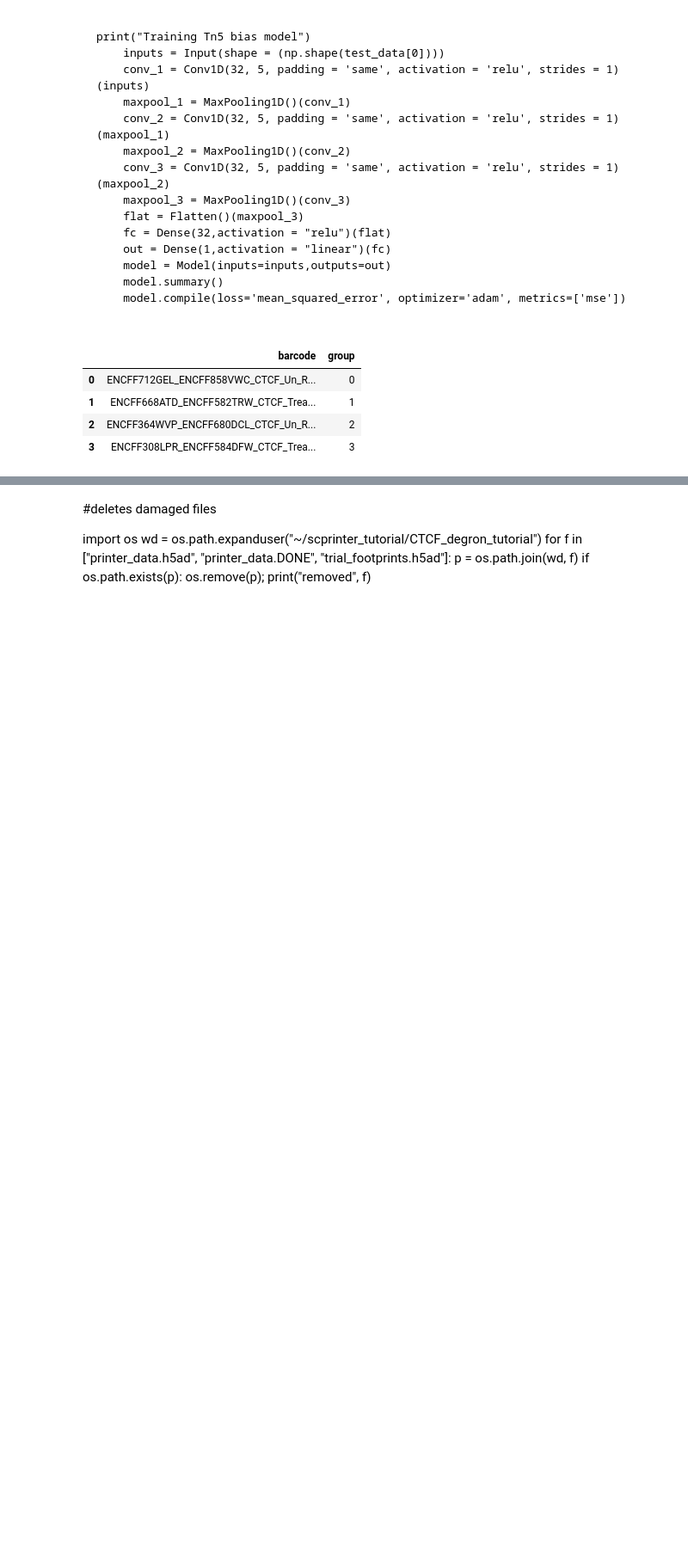
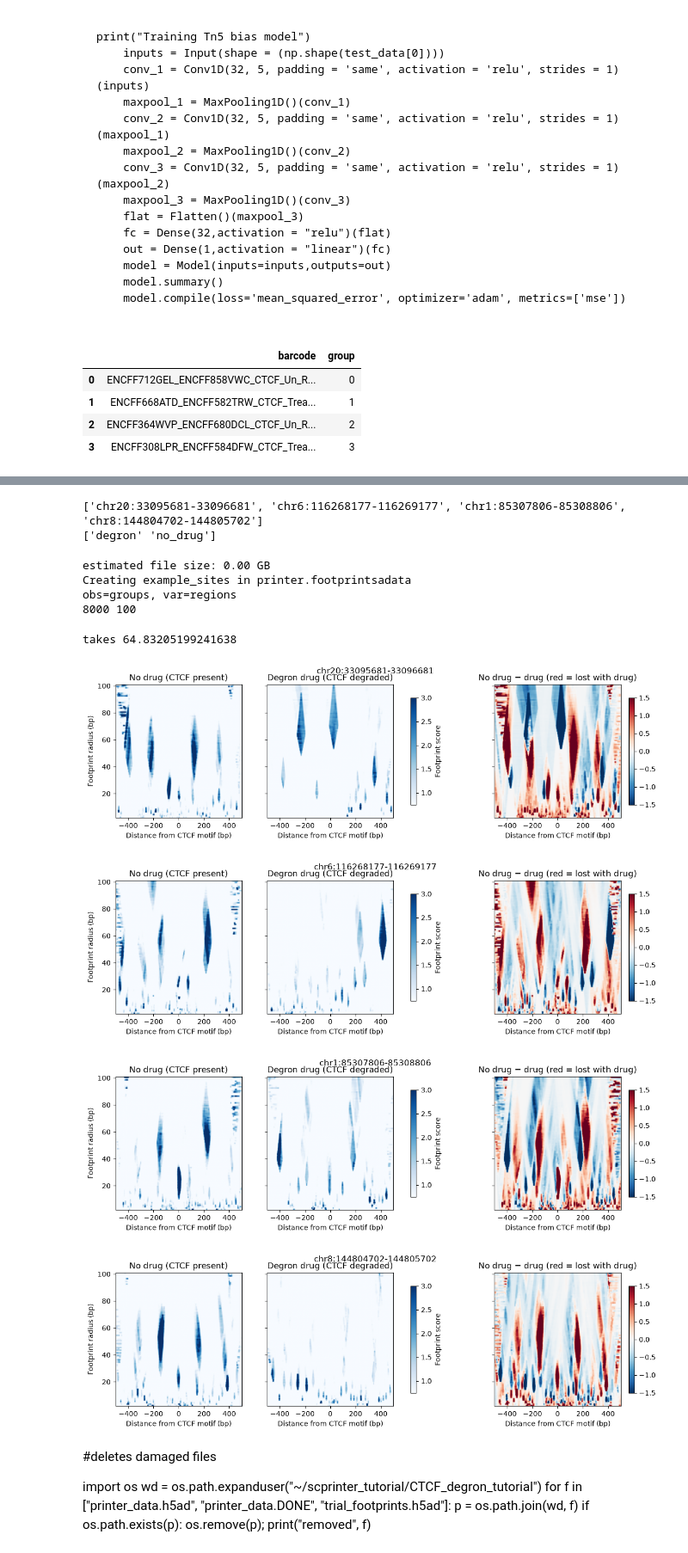
Before and after one commit to cheryl-xiang/printing, a Jupyter notebook: ctcf_footprinting.ipynb, the cells around one changed output, grey strips where cells are left out. Shown at 86% size. Saved outputs shown, nothing was run; the diff lists cells and outputs as text; code cells hidden in the pictures; blank space fills up the shorter version.

```diff
--- a/ctcf_footprinting.ipynb
+++ b/ctcf_footprinting.ipynb
@@ -200,3 +213,63 @@ plt.show()
+# %%
+n_sites = 4
+sites = CTCF_bed_filt.iloc[:n_sites]           # strongest CTCF sites that lose binding after degron
+regions, strands = [], []
+for _, row in sites.iterrows():
+    c = (int(row[1]) + int(row[2])) // 2
+    regions.append(f"{row[0]}:{c-500}-{c+500}")
+    strands.append(row[5])
+print(regions)
+
+cond_groups = pd.DataFrame({"barcode": barcodes,
+                            "group": ["no_drug", "degron", "no_drug", "degron"]})
+grouping2, groups2 = scp.utils.df2cell_grouping(printer, cond_groups)
+print(groups2)                                 # ['degron' 'no_drug'] (sorted alphabetically)
+# %% [output]
+['chr20:33095681-33096681', 'chr6:116268177-116269177', 'chr1:85307806-85308806', 'chr8:144804702-144805702']
+['degron' 'no_drug']
+# %%
+t0 = time.time()
+scp.tl.get_footprint_score(printer, grouping2, groups2, regions,
+    modes=np.arange(2, 101), footprintRadius=None, flankRadius=None,
+    n_jobs=1, save_key="example_sites", backed=True, overwrite=True)
+print("takes", time.time() - t0)
+# %% [output]
+estimated file size: 0.00 GB
+Creating example_sites in printer.footprintsadata
+obs=groups, var=regions
+8000 100
+takes 64.83205199241638
+# %%
+fp_path = os.path.join(printer.file_path, "example_sites.h5ad")
+i_no, i_deg = list(groups2).index("no_drug"), list(groups2).index("degron")
+
+with h5py.File(fp_path, "r", locking=False) as f:
+    for reg, strand in zip(regions, strands):
+        fp = f["obsm"][reg][:]                          # (2 groups, 99 scales, 1000 bp)
+        if strand == "-":
+            fp = fp[:, :, ::-1]                          # orient all motifs the same way
+        no, deg = fp[i_no], fp[i_deg]
+
+        fig, axes = plt.subplots(1, 3, figsize=(14, 3.5), sharey=True)
+        ext = [-500, 500, 2, 101]
+        for ax, data, title in [(axes[0], no, "No drug (CTCF present)"),
+                                (axes[1], deg, "Degron drug (CTCF degraded)")]:
+            im = ax.imshow(data, aspect="auto", origin="lower", cmap="Blues",
+                           vmin=0.75, vmax=3.0, extent=ext)
+            ax.set_title(title)
+        fig.colorbar(im, ax=axes[:2], shrink=0.8, label="Footprint score")
+        d = axes[2].imshow(no - deg, aspect="auto", origin="lower", cmap="RdBu_r",
+                           vmin=-1.5, vmax=1.5, extent=ext)
+        axes[2].set_title("No drug − drug (red = lost with drug)")
+        fig.colorbar(d, ax=axes[2], shrink=0.8)
+        for ax in axes: ax.set_xlabel("Distance from CTCF motif (bp)")
+        axes[0].set_ylabel("Footprint radius (bp)")
+        fig.suptitle(reg); plt.show()
+# %% [output]
+[figure, added]
+[figure, added]
+[figure, added]
+[figure, added]
 # %%
 printer.close()
 # %% [markdown]
```
Also changed, not shown: parts of 7 cells of this notebook.
